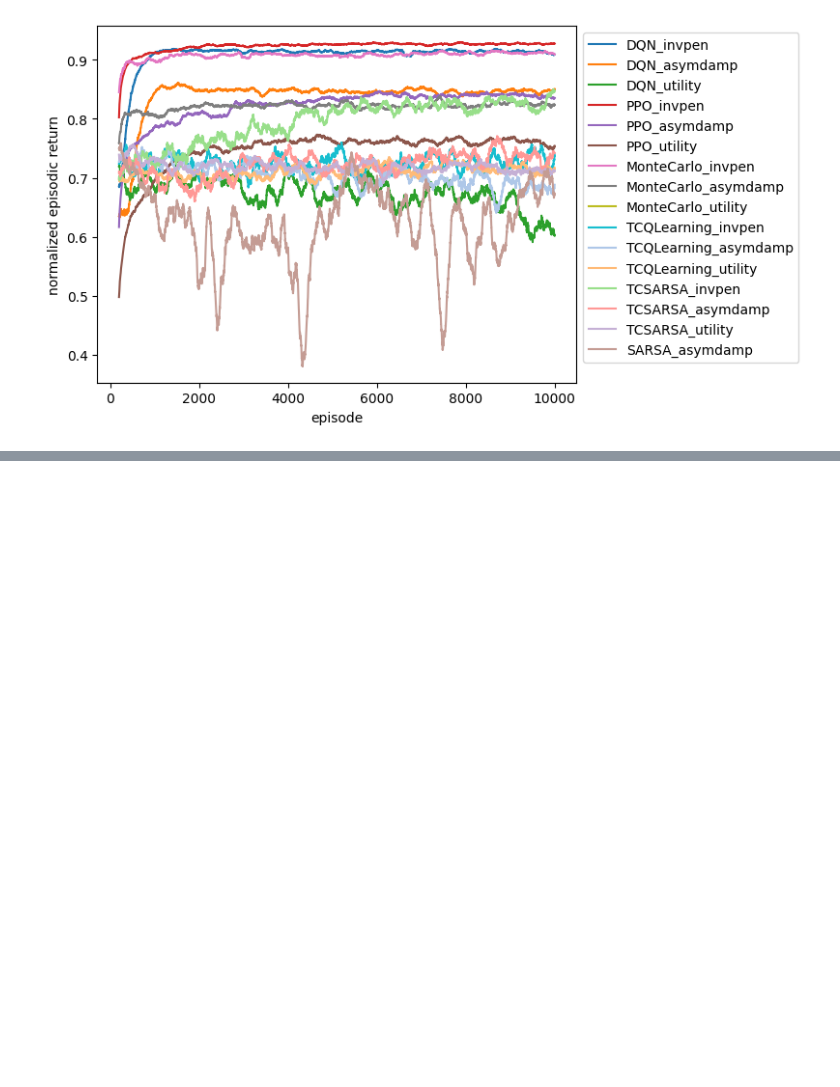
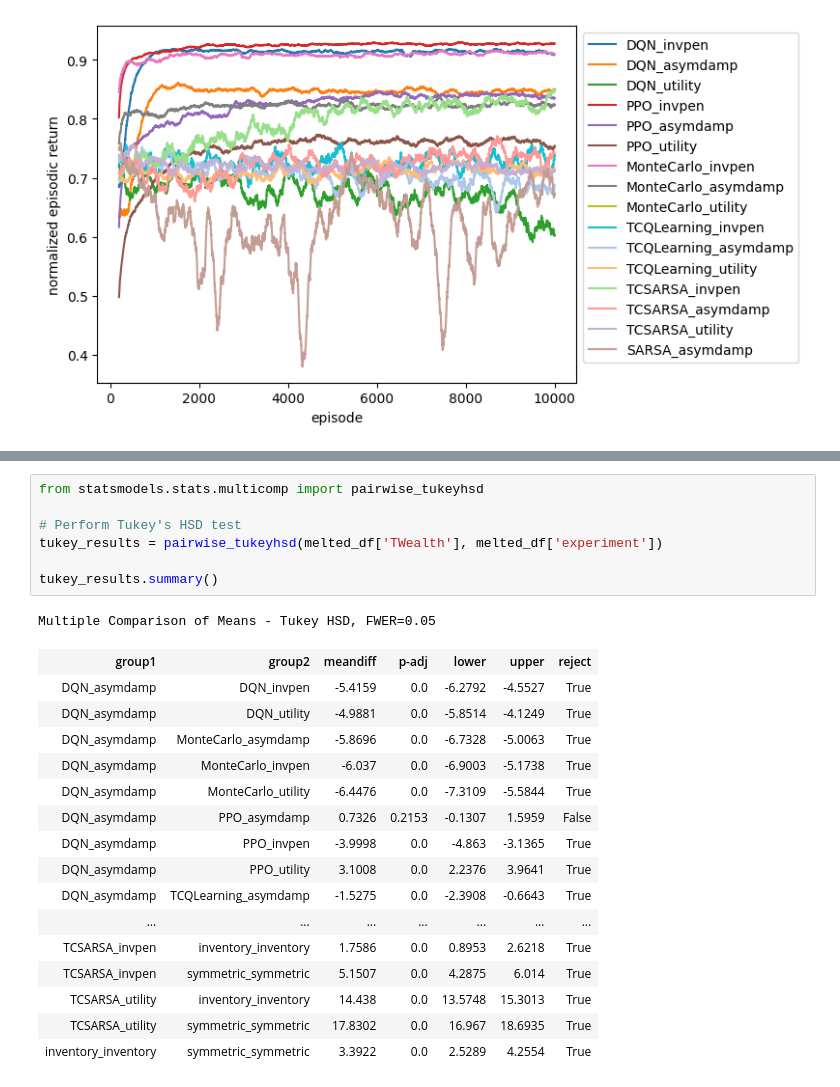
Before and after one commit to crxxom/RL-AS, a Jupyter notebook: results.ipynb, the cells around one changed output, grey strips where cells are left out. Drawn from its saved outputs; the diff is of its cells as text; blank space fills up the shorter version.

```diff
--- a/results.ipynb
+++ b/results.ipynb
@@ -211,0 +238,25 @@ Text(0, 0.5, 'normalized episodic return')
+# %%
+from statsmodels.stats.multicomp import pairwise_tukeyhsd
+
+# Perform Tukey's HSD test
+tukey_results = pairwise_tukeyhsd(melted_df['TWealth'], melted_df['experiment'])
+
+tukey_results.summary()
+# %% [output]
+Multiple Comparison of Means - Tukey HSD, FWER=0.05
+| group1 | group2 | meandiff | p-adj | lower | upper | reject |
+| DQN_asymdamp | DQN_invpen | -5.4159 | 0.0 | -6.2792 | -4.5527 | True |
+| DQN_asymdamp | DQN_utility | -4.9881 | 0.0 | -5.8514 | -4.1249 | True |
+| DQN_asymdamp | MonteCarlo_asymdamp | -5.8696 | 0.0 | -6.7328 | -5.0063 | True |
+| DQN_asymdamp | MonteCarlo_invpen | -6.037 | 0.0 | -6.9003 | -5.1738 | True |
+| DQN_asymdamp | MonteCarlo_utility | -6.4476 | 0.0 | -7.3109 | -5.5844 | True |
+| DQN_asymdamp | PPO_asymdamp | 0.7326 | 0.2153 | -0.1307 | 1.5959 | False |
+| DQN_asymdamp | PPO_invpen | -3.9998 | 0.0 | -4.863 | -3.1365 | True |
+| DQN_asymdamp | PPO_utility | 3.1008 | 0.0 | 2.2376 | 3.9641 | True |
+| DQN_asymdamp | TCQLearning_asymdamp | -1.5275 | 0.0 | -2.3908 | -0.6643 | True |
+| ... | ... | ... | ... | ... | ... | ... |
+| TCSARSA_invpen | inventory_inventory | 1.7586 | 0.0 | 0.8953 | 2.6218 | True |
+| TCSARSA_invpen | symmetric_symmetric | 5.1507 | 0.0 | 4.2875 | 6.014 | True |
+| TCSARSA_utility | inventory_inventory | 14.438 | 0.0 | 13.5748 | 15.3013 | True |
+| TCSARSA_utility | symmetric_symmetric | 17.8302 | 0.0 | 16.967 | 18.6935 | True |
+| inventory_inventory | symmetric_symmetric | 3.3922 | 0.0 | 2.5289 | 4.2554 | True |
```
Also changed, not shown: parts of 12 cells of this notebook, 17 other files.
